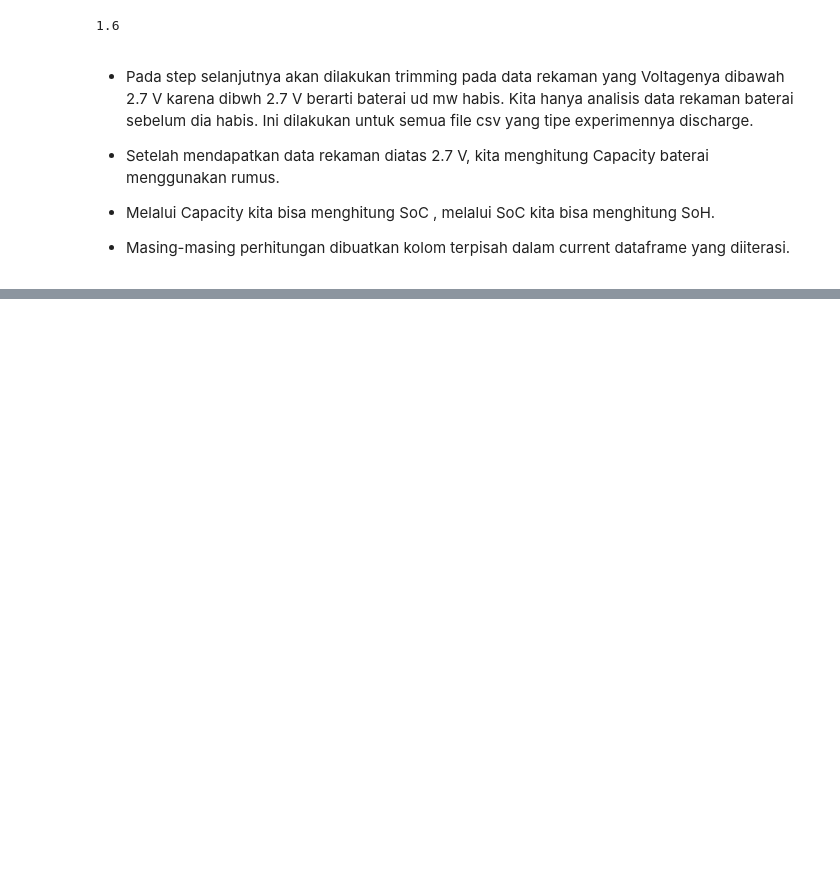
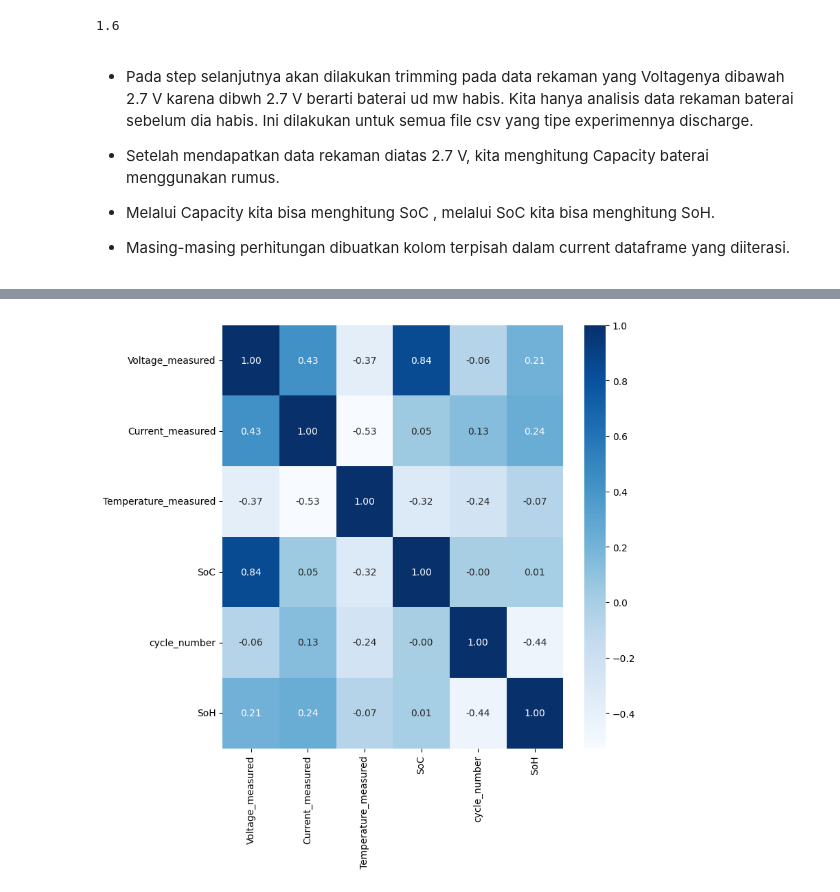
Before and after one commit to NandoG1/Comparative-Analysis-of-Machine-Learning-Models-for-Estimating-Li-ion-Batteries-State-of-Health, a Jupyter notebook: code.ipynb, the cells around one changed output, grey strips where cells are left out. Drawn from its saved outputs; the diff is of its cells as text; code cells hidden in the pictures; blank space fills up the shorter version.

```diff
--- a/code.ipynb
+++ b/code.ipynb
@@ -275,0 +256,10 @@ huh.head()
+# %%
+full_dataset = []
+# %%
+# Combine all processed data
+if processed_dfs:
+    full_dataset = pd.concat(processed_dfs)
+    print(f"Final dataset shape: {full_dataset.shape}")
+    full_dataset.to_csv("battery_health_dataset.csv", index=False)
+else:
+    print("No valid files found!")
@@ -275,0 +277,7 @@ huh.head()
+# %%
+corr = full_dataset.corr(numeric_only=True)
+plt.figure(figsize=(8,8))
+sb.heatmap(annot=True, data = corr, fmt='.2f', cmap='Blues')
+plt.show()
+# %% [output]
+[figure, added]
```
Also changed, not shown: parts of 14 cells of this notebook.
